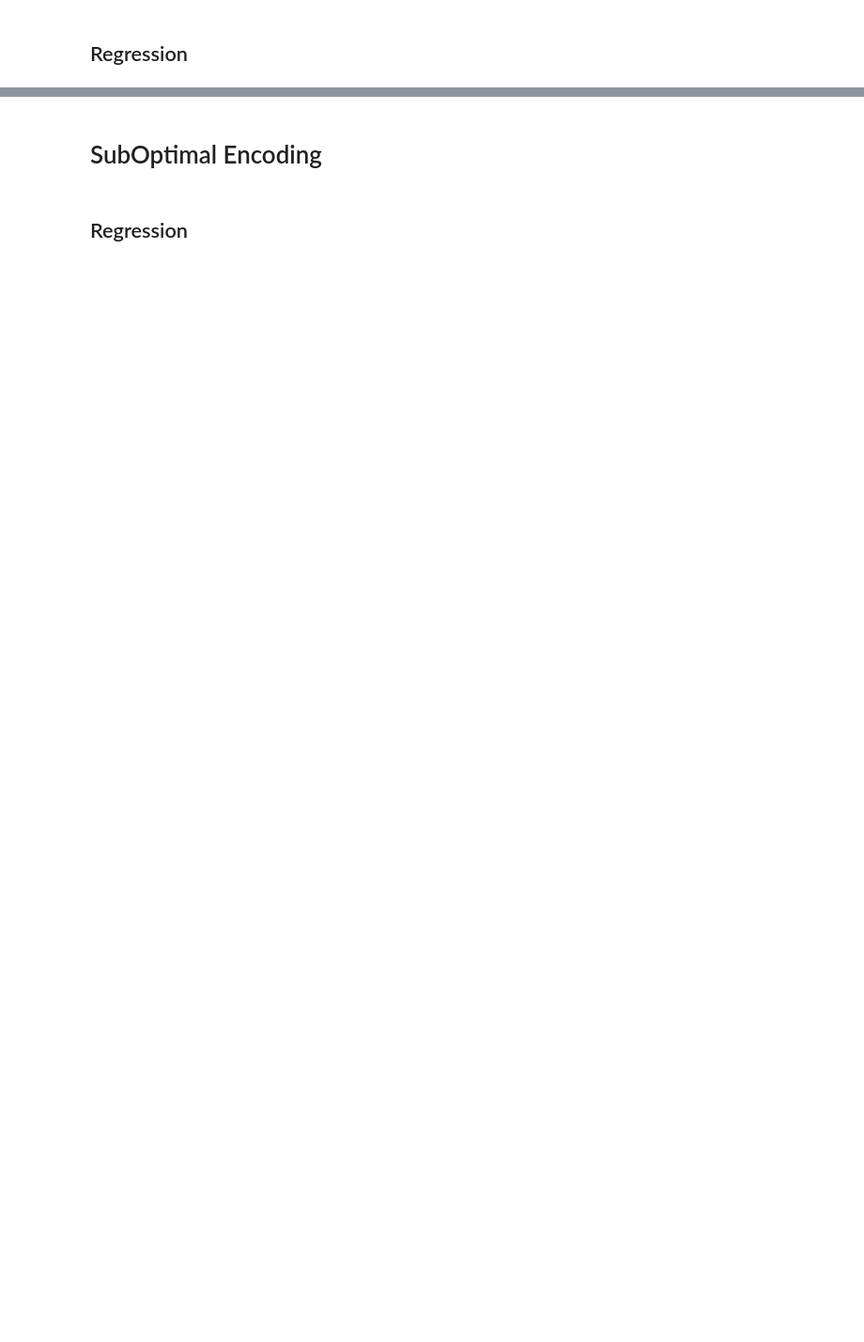
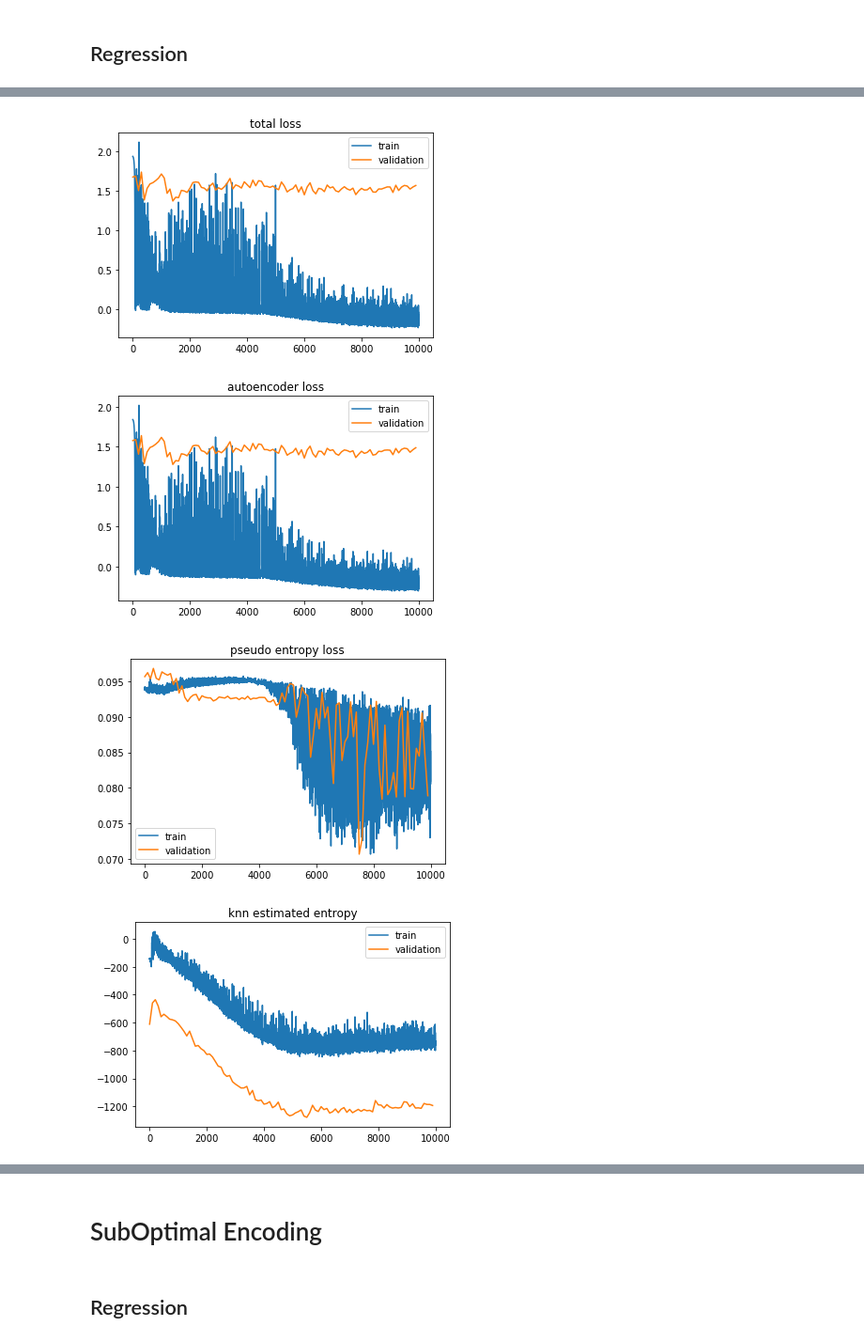
Before and after one commit to Hudsonnc/Optimal-Encoding, a Jupyter notebook: Optimal Regression Simple.ipynb, the cells around one changed output, grey strips where cells are left out. Shown at 94% size. Cells and saved outputs as stored; diff of their text form; code cells hidden in the pictures; blank space fills up the shorter version.

```diff
--- a/Optimal Regression Simple.ipynb
+++ b/Optimal Regression Simple.ipynb
@@ -41,6 +45,7 @@ widths = [3000, 3000, 3000]
 encoder = MLP(n_in, k, widths)
 decoder = MLP(k, n_out, widths)
 # %%
-oe = OptimalEncoding(encoder, decoder, k)
+oe = OptimalEncoding(encoder, decoder, k, activation = None)
 # %%
-oe.train(X_train,x_val=x_val,y_val=y_val, y=y_train, min_entropy=True, epochs=10000, batch_size=10, lr=1e-4, sigma = .01, task = 'autoencoder', heteroskedastic=True, n_samples=10)
+oe.train(X_train,x_val=x_val,y_val=y_val, y=y_train, min_entropy=True, epochs=10000, batch_size=10, lr=1e-4, sigma = .01, task = 'autoencoder', heteroskedastic=False, n_samples=10)
+# %% [output]
@@ -47,3 +53,7 @@ oe.train(X_train,x_val=x_val,y_val=y_val, y=y_train, min_entropy=True, epochs=10
+[figure, added]
+[figure, added]
+[figure, added]
+[figure, added]
 # %%
 zhat = oe.encode(X_train)
 yhat = oe.decode(zhat)
```
Also changed, not shown: parts of 12 cells of this notebook.
